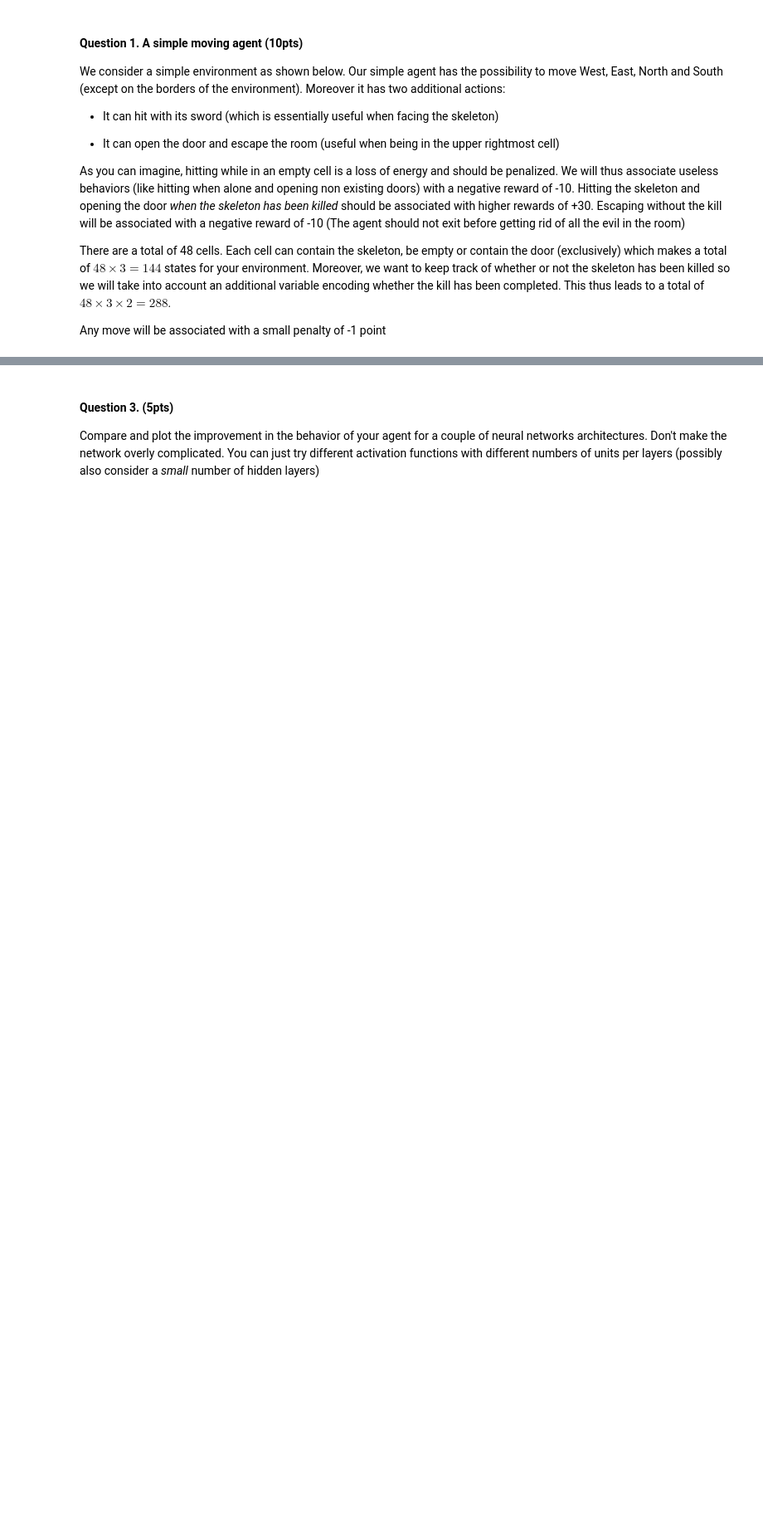
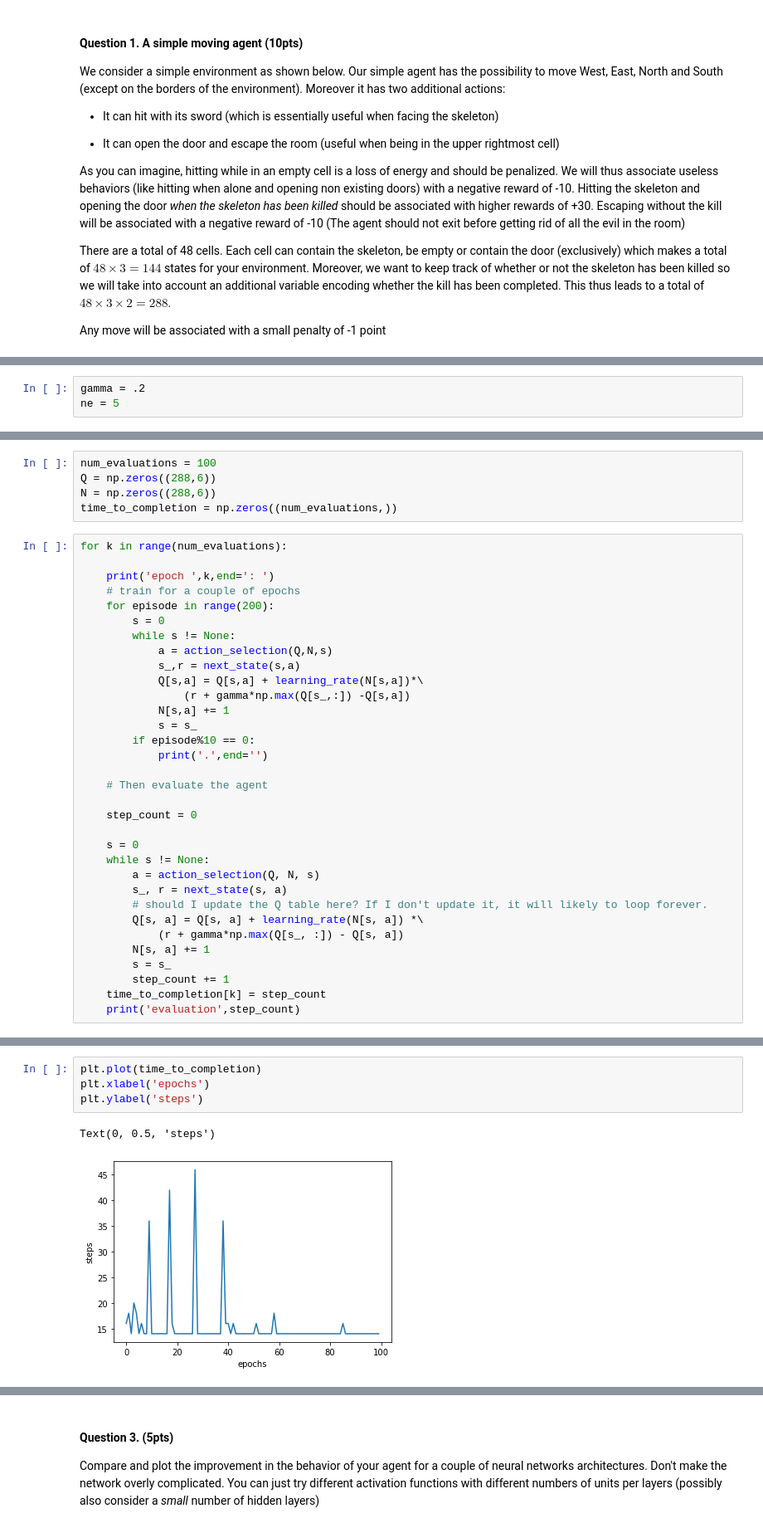
Before and after one commit to WangHaiYang874/Artificial-Intelligence-Fall2021, a Jupyter notebook: Assignments/Assignment4/CSCI-UA9472_Assignment4.ipynb, the cells around one changed output, grey strips where cells are left out. Shown at 83% size. Saved outputs shown, nothing was run; the diff lists cells and outputs as text; blank space fills up the shorter version.

```diff
--- a/Assignments/Assignment4/CSCI-UA9472_Assignment4.ipynb
+++ b/Assignments/Assignment4/CSCI-UA9472_Assignment4.ipynb
@@ -90,0 +80,3 @@ for k in np.arange(num_evaluations):
+# %%
+gamma = .2
+ne = 5
@@ -90,0 +150,38 @@ for k in np.arange(num_evaluations):
+# %%
+num_evaluations = 100
+Q = np.zeros((288,6))
+N = np.zeros((288,6))
+time_to_completion = np.zeros((num_evaluations,))
+# %%
+for k in range(num_evaluations):
+
+    print('epoch ',k,end=': ')
+    # train for a couple of epochs
+    for episode in range(200):
+        s = 0
+        while s != None:
+            a = action_selection(Q,N,s)
+            s_,r = next_state(s,a)
+            Q[s,a] = Q[s,a] + learning_rate(N[s,a])*\
+                (r + gamma*np.max(Q[s_,:]) -Q[s,a])
+            N[s,a] += 1
+            s = s_
+        if episode%10 == 0:
+            print('.',end='')
+
+    # Then evaluate the agent
+
+    step_count = 0
+
+    s = 0
+    while s != None:
+        a = action_selection(Q, N, s)
+        s_, r = next_state(s, a)
+        # should I update the Q table here? If I don't update it, it will likely to loop forever.
+        Q[s, a] = Q[s, a] + learning_rate(N[s, a]) *\
+            (r + gamma*np.max(Q[s_, :]) - Q[s, a])
+        N[s, a] += 1
+        s = s_
+        step_count += 1
+    time_to_completion[k] = step_count
+    print('evaluation',step_count)
@@ -90,0 +206,7 @@ for k in np.arange(num_evaluations):
+# %%
+plt.plot(time_to_completion)
+plt.xlabel('epochs')
+plt.ylabel('steps')
+# %% [output]
+Text(0, 0.5, 'steps')
+[figure, added]
```
Also changed, not shown: parts of 13 cells of this notebook.
